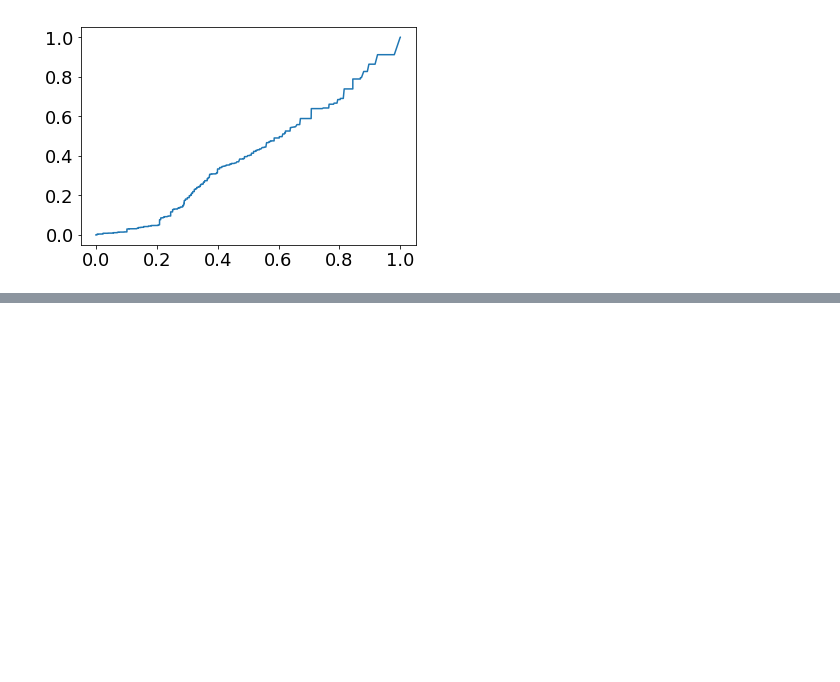
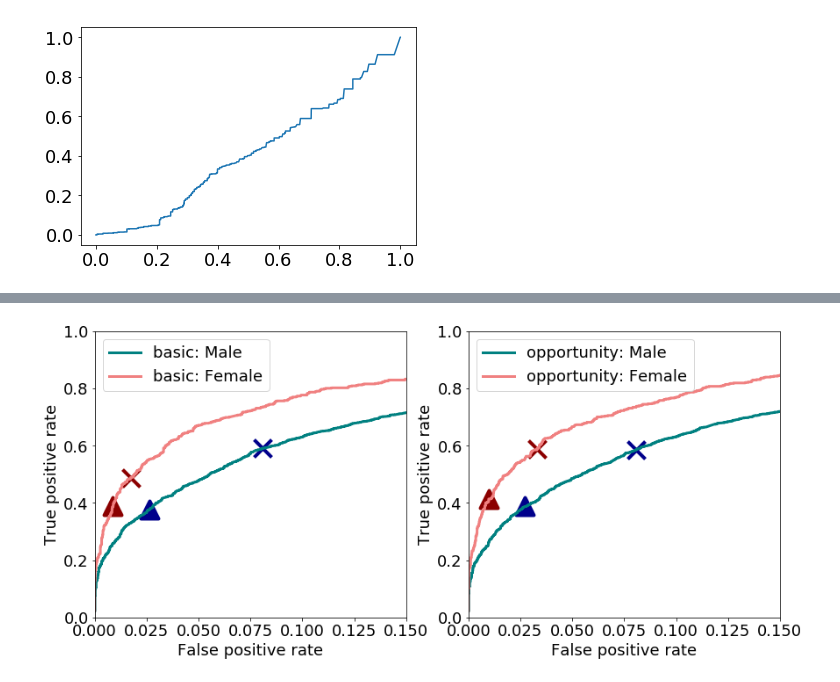
Before and after one commit to jusyc/fad, a Jupyter notebook: plots.ipynb, the cells around one changed output, grey strips where cells are left out. Cells and saved outputs as stored; diff of their text form; code cells hidden in the pictures; blank space fills up the shorter version.

```diff
--- a/plots.ipynb
+++ b/plots.ipynb
@@ -188,0 +263,3 @@ plot_threshold(odds_roc[0], odds_roc[1], odds_female_ids, odds_opp_acc, axes[1],
+# %%
+print('Basic\n')
+basic_opp_idx = get_best_opportunity(basic_roc[0], basic_roc[1], basic_opp_acc, basic_female_ids, basic_yhat, basic_yhat_test)
@@ -188,0 +282,3 @@ plot_threshold(odds_roc[0], odds_roc[1], odds_female_ids, odds_opp_acc, axes[1],
+# %%
+print('Opportunity\n')
+opp_opp_idx = get_best_opportunity(opp_roc[0], opp_roc[1], opp_opp_acc, opp_female_ids, opp_yhat, opp_yhat_test)
@@ -188,0 +301,31 @@ plot_threshold(odds_roc[0], odds_roc[1], odds_female_ids, odds_opp_acc, axes[1],
+# %%
+colors = ['teal', 'lightcoral']
+colors2 = ['darkblue', 'darkred']
+
+def plot_roc_opp(curves, ax, model_type, opp_idxs, xrange=None, yrange=None):
+  for i, curve in enumerate(curves):
+    fpr, tpr, thresholds = curve
+    idx_thresh = find_nearest(thresholds, .5)
+    ax.scatter(fpr[idx_thresh], tpr[idx_thresh], marker='x', s=400, c=colors2[i], linewidth=4)
+    ax.scatter(fpr[opp_idxs[i]], tpr[opp_idxs[i]], marker='^', s=400, c=colors2[i], linewidth=4)
+    ax.plot(fpr, tpr, label = model_type + ': ' + protected_var_categories[i],
+           c=colors[i], linewidth=3)
+  ax.set_xlabel('False positive rate')
+  ax.set_ylabel('True positive rate')
+  ax.legend(loc=2)
+  if xrange is not None:
+    ax.set_xlim(xrange[0], xrange[1])
+  if yrange is not None:
+    ax.set_ylim(yrange[0], yrange[1])
+# %%
+xrange = [0, 0.15]
+yrange = [0, 1]
+fig, axes = plt.subplots(1, 2, figsize=(14,6))
+# Plot 1
+def plot_compare(roc, idx, name, opp_idxs):
+  plot_roc_opp(roc, axes[idx], name, opp_idxs, xrange=xrange, yrange=yrange)
+
+plot_compare(basic_roc_test, 0, 'basic', [basic_opp_idx, basic_female_ids[basic_opp_idx]])
+plot_compare(opp_roc_test, 1, 'opportunity', [opp_opp_idx, opp_female_ids[opp_opp_idx]])
+# %% [output]
+[figure, added]
```
Also changed, not shown: parts of 18 cells of this notebook.
